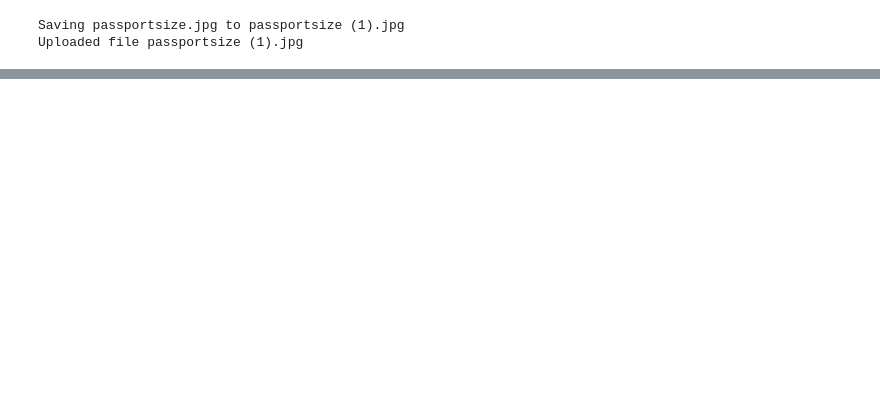
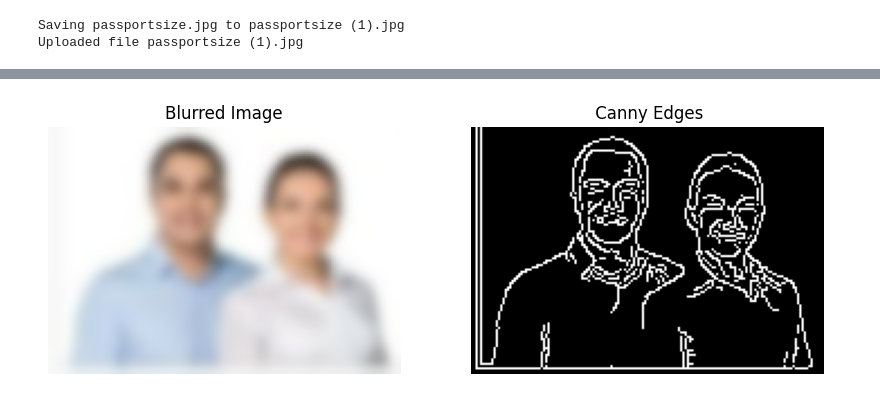
Before and after one commit to pedd1-Srividya/DS-AI-ML-And-Web-Devolopment-Practice, a Jupyter notebook: AI.ipynb, the cells around one changed output, grey strips where cells are left out. Cells and saved outputs as stored; diff of their text form; code cells hidden in the pictures; blank space fills up the shorter version.

```diff
--- a/AI.ipynb
+++ b/AI.ipynb
@@ -95,0 +179,33 @@ Uploaded file passportsize (1).jpg
+# %%
+# Step 6: Image filtering (Blurring and Edge detection)
+'''
+Filtering helps reduce noise and extract useful features.
+
+Gaussian Blur             Smoothens the image, reduces noise.
+Canny Edge Detection      Detects objects boundaries
+'''
+# Apply Gaussian Blur to reduce noise
+blurred=cv2.GaussianBlur(img,(15,15),0)
+
+# Convert Image to Grayscale for edge detection
+gray_img=cv2.cvtColor(img,cv2.COLOR_BGR2RGB)
+
+# Detect the edges using canny edge detection
+edges=cv2.Canny(gray_img,100,200)
+
+# Display Blurred and Edge Images
+plt.figure(figsize=(10,4))
+
+plt.subplot(1,2,1)
+plt.imshow(cv2.cvtColor(blurred,cv2.COLOR_BGR2RGB))
+plt.title('Blurred Image')
+plt.axis('off')
+
+plt.subplot(1,2,2)
+plt.imshow(edges,cmap='gray')
+plt.title(' Canny Edges')
+plt.axis('off')
+
+plt.show()
+# %% [output]
+[figure, added]
```
Also changed, not shown: parts of 10 cells of this notebook.
